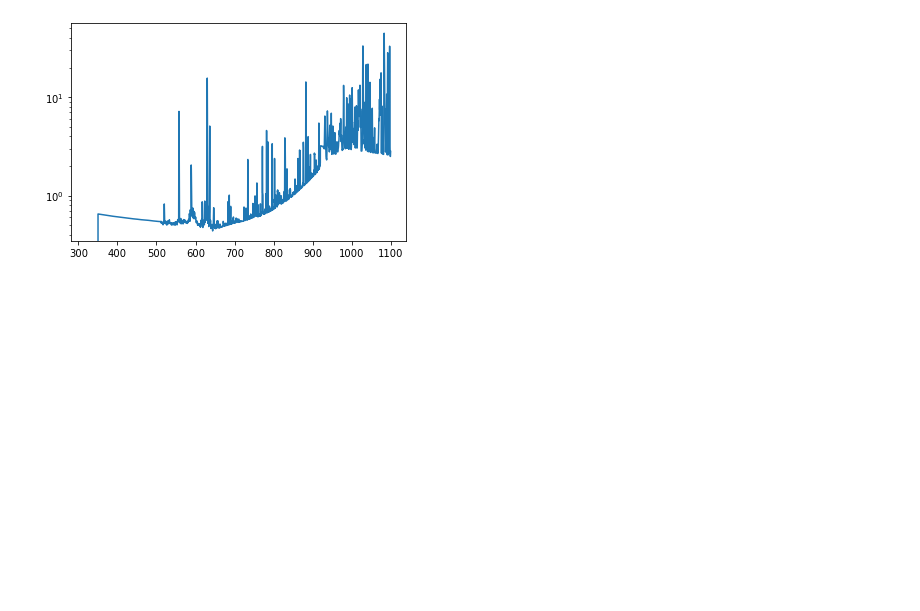
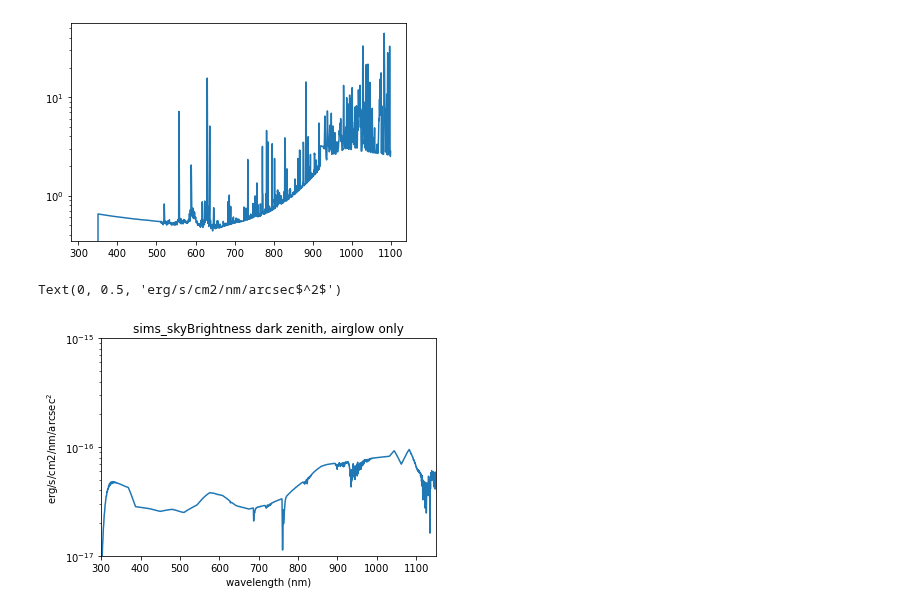
Before and after one commit to yoachim/21_Scratch, a Jupyter notebook: dark_sky_check/check_darksky.ipynb, the cells around one changed output. Cells and saved outputs as stored; diff of their text form; code cells hidden in the pictures; blank space fills up the shorter version.

Commit message:
check airglow only

```diff
--- a/dark_sky_check/check_darksky.ipynb
+++ b/dark_sky_check/check_darksky.ipynb
@@ -72,3 +72,18 @@ plt.semilogy(gs[:,0], gs[:,1])
 # %% [output]
 [<matplotlib.lines.Line2D at 0x...>]
 [figure]
+# %%
+# Reminder, mergedSpec is upperAtm, lowerATM, and scatteredStar combined.
+sm = sb.SkyModel(twilight=False, zodiacal=False, moon=False, scatteredStar=False,
+                 airglow=True, mergedSpec=False, upperAtm=False, lowerAtm=False)
+sm.setRaDecMjd(0., 90., 58000, azAlt=True, degrees=True)
+wave, spec = sm.returnWaveSpec()
+plt.semilogy(wave, spec[0,:])
+plt.xlim(300, 1150)
+plt.ylim(1e-17, 1e-15)
+plt.title('sims_skyBrightness dark zenith, airglow only')
+plt.xlabel('wavelength (nm)')
+plt.ylabel('erg/s/cm2/nm/arcsec$^2$')
+# %% [output]
+Text(0, 0.5, 'erg/s/cm2/nm/arcsec$^2$')
+[figure, added]
```
